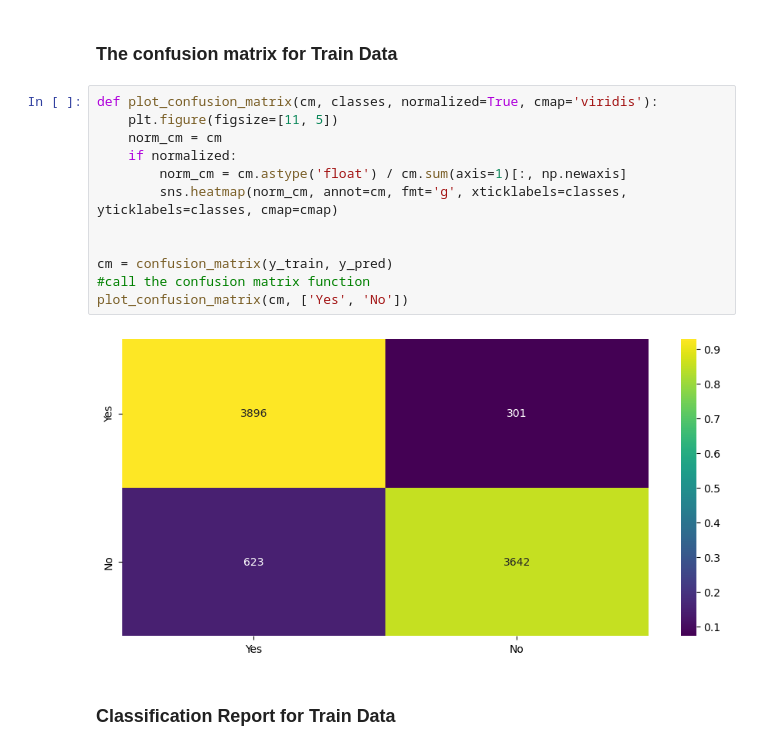
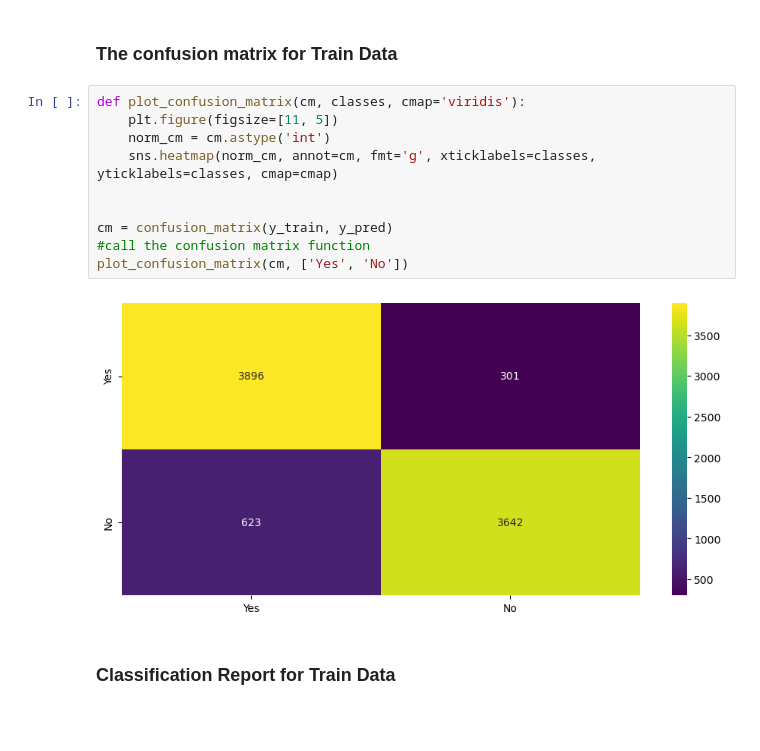
Before and after one commit to RadhaRamanJha/PythonCodes, a Jupyter notebook: DS_quick/Logistic_regression/logistic_linear_regression.ipynb, the cells around one changed output. Cells and saved outputs as stored; diff of their text form; blank space fills up the shorter version.

```diff
--- a/DS_quick/Logistic_regression/logistic_linear_regression.ipynb
+++ b/DS_quick/Logistic_regression/logistic_linear_regression.ipynb
@@ -174,19 +174,17 @@ y_pred = model.predict(X_train)
 # %% [markdown]
 ### The confusion matrix for Train Data
 # %%
-def plot_confusion_matrix(cm, classes, normalized=True, cmap='viridis'):
+def plot_confusion_matrix(cm, classes, cmap='viridis'):
     plt.figure(figsize=[11, 5])
-    norm_cm = cm
-    if normalized:
-        norm_cm = cm.astype('float') / cm.sum(axis=1)[:, np.newaxis]
-        sns.heatmap(norm_cm, annot=cm, fmt='g', xticklabels=classes, yticklabels=classes, cmap=cmap)
+    norm_cm = cm.astype('int')
+    sns.heatmap(norm_cm, annot=cm, fmt='g', xticklabels=classes, yticklabels=classes, cmap=cmap)
 
 
 cm = confusion_matrix(y_train, y_pred)
 #call the confusion matrix function
 plot_confusion_matrix(cm, ['Yes', 'No'])
 # %% [output]
-[figure, old version]
+[figure, new version]
 # %% [markdown]
 ### Classification Report for Train Data
 # %%
```
Also changed, not shown: parts of 5 cells of this notebook.
